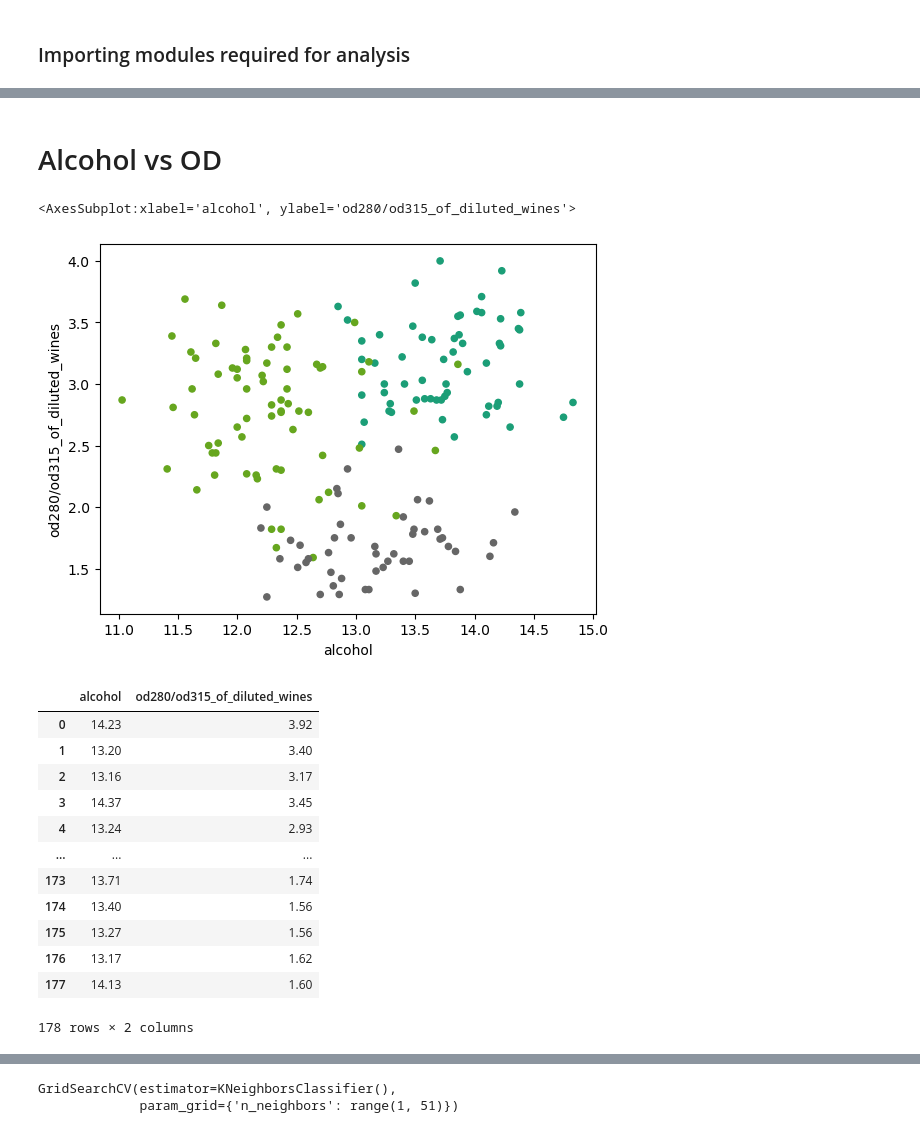
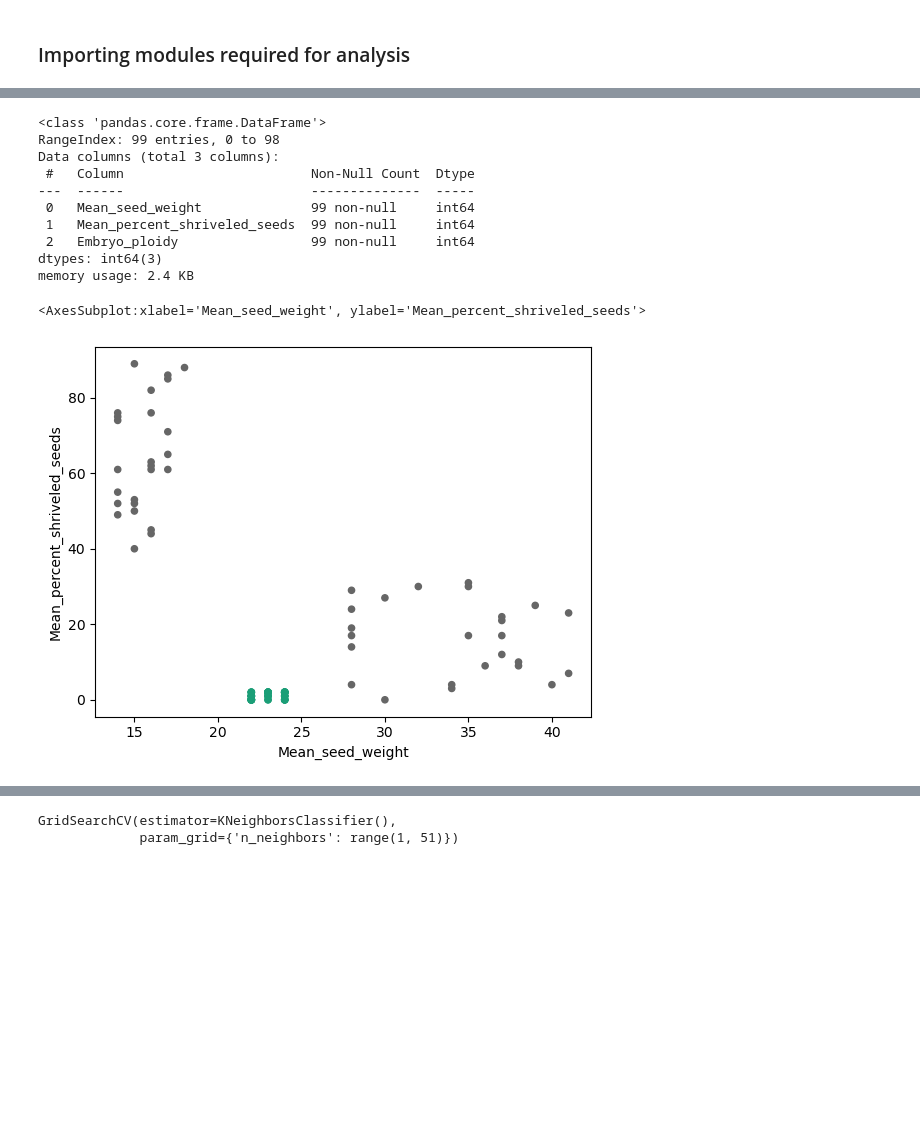
Before and after one commit to NathanChristopherJames/seed_classifier, a Jupyter notebook: MachineLearning_code.ipynb, the cells around one changed output, grey strips where cells are left out. Cells and saved outputs as stored; diff of their text form; code cells hidden in the pictures; blank space fills up the shorter version.

```diff
--- a/MachineLearning_code.ipynb
+++ b/MachineLearning_code.ipynb
@@ -64,30 +39,29 @@ a = scatter_matrix(wine_features, figsize=(16, 16), c = wine_cultivator)
-# %% [markdown]
-# Alcohol vs OD
-# %%
-import pandas as pd
-
-wine_features.plot.scatter("alcohol", "od280/od315_of_diluted_wines", c=wine_cultivator, colormap="Dark2", colorbar=False)
-# %% [output]
-<AxesSubplot:xlabel='alcohol', ylabel='od280/od315_of_diluted_wines'>
-[figure, removed]
-# %%
-import pandas as pd
-alc_od = pd.DataFrame(wine_features, columns=["alcohol", "od280/od315_of_diluted_wines"])
-alc_od
-# %% [output]
-|  | alcohol | od280/od315_of_diluted_wines |
-| 0 | 14.23 | 3.92 |
-| 1 | 13.20 | 3.40 |
-| 2 | 13.16 | 3.17 |
-| 3 | 14.37 | 3.45 |
-| 4 | 13.24 | 2.93 |
-| ... | ... | ... |
-| 173 | 13.71 | 1.74 |
-| 174 | 13.40 | 1.56 |
-| 175 | 13.27 | 1.56 |
-| 176 | 13.17 | 1.62 |
-| 177 | 14.13 | 1.60 |
-178 rows × 2 columns
+# %%
+# The "read_csv" function will need to be changed to reflect the file path on personal machine.
+seed_data = pd.read_csv("/Users/NathanChristopherJames/seed_classifier/MachineLearning_data.txt", delim_whitespace=True)
+seed_data.head()
+
+seed_data.info()
+# "Mean_seed_weight" is in µg and "Mean_percent_shriveled_seeds" is a percentage of shriveled seeds in seed pod.
+
+## Split data into X and y
+X = seed_data[["Mean_seed_weight", "Mean_percent_shriveled_seeds"]]
+y = seed_data["Embryo_ploidy"]
+
+X.plot.scatter("Mean_seed_weight", "Mean_percent_shriveled_seeds", c=y, colormap="Dark2", colorbar=False)
+# %% [output]
+<class 'pandas.core.frame.DataFrame'>
+RangeIndex: 99 entries, 0 to 98
+Data columns (total 3 columns):
+ #   Column                        Non-Null Count  Dtype
+---  ------                        --------------  -----
+ 0   Mean_seed_weight              99 non-null     int64
+ 1   Mean_percent_shriveled_seeds  99 non-null     int64
+ 2   Embryo_ploidy                 99 non-null     int64
+dtypes: int64(3)
+memory usage: 2.4 KB
+<AxesSubplot:xlabel='Mean_seed_weight', ylabel='Mean_percent_shriveled_seeds'>
+[figure, added]
 # %%
 from sklearn.model_selection import train_test_split
 
```
Also changed, not shown: parts of 28 cells of this notebook, 1 other file.
